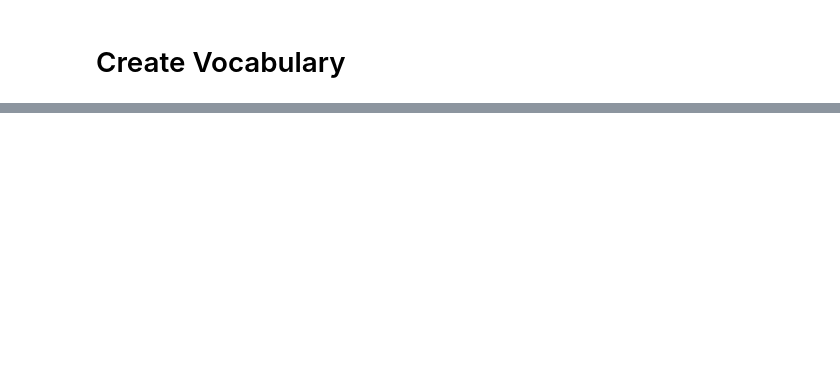
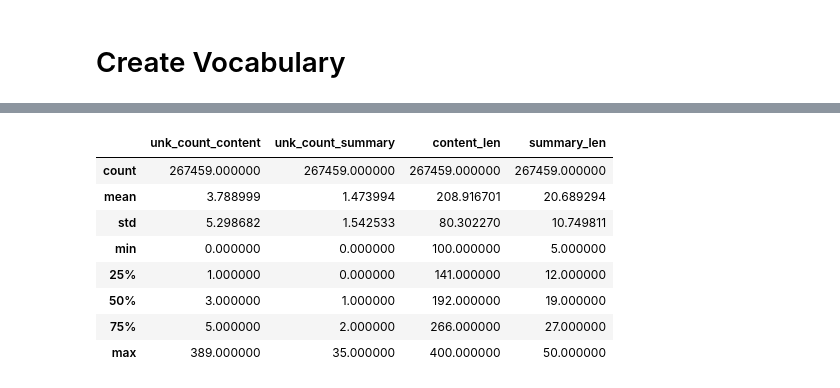
Before and after one commit to kylejcaron/Text_Summarization, a Jupyter notebook: modeling.ipynb, the cells around one changed output, grey strips where cells are left out. Saved outputs shown, nothing was run; the diff lists cells and outputs as text; code cells hidden in the pictures; blank space fills up the shorter version.

```diff
--- a/modeling.ipynb
+++ b/modeling.ipynb
@@ -230,0 +314,43 @@ len(vocab)
+# %%
+def convert_to_ints(row, column, eos=False):
+    '''Convert words in text to an integer.
+       If word is not in vocab_to_int, use UNK's integer.
+       Total the number of words and UNKs.
+       Add EOS token to the end of texts'''
+    sentence_ints = []
+    for word in row[column].split():
+        if word in vocab_to_int:
+            sentence_ints.append(vocab_to_int[word])
+        else:
+            sentence_ints.append(vocab_to_int["<UNK>"])
+    if eos:
+        sentence_ints.append(vocab_to_int["<EOS>"])
+    return sentence_ints
+
+
+def unk_counter(row, column):
+    '''Counts the number of time UNK appears in a sentence.'''
+    unk_count = 0
+    for word in row[column]:
+        if word == vocab_to_int["<UNK>"]:
+            unk_count += 1
+    return unk_count
+# %%
+int_summary = pd.DataFrame(
+    pdf.apply(convert_to_ints, axis=1, args=('summary',True)))
+int_summary.columns = ['summary']
+unk_summary = pd.DataFrame(
+    int_summary.apply(unk_counter, axis=1, args=('summary',)))
+unk_summary.columns = ['unk_count_summary']
+
+int_content = pd.DataFrame(
+    pdf.apply(convert_to_ints, axis=1, args=('content',True)))
+int_content.columns = ['content']
+unk_content = pd.DataFrame(
+    int_content.apply(unk_counter, axis=1, args=('content',)))
+unk_content.columns = ['unk_count_content']
+
+dfs = [int_content, int_summaries, unk_content, unk_summary,
+      pdf['content_len'], pdf['summary_len']]
+
+encoded_df = pd.concat((dfs), axis=1)
@@ -230,0 +366,12 @@ len(vocab)
+# %%
+encoded_df.describe()
+# %% [output]
+|  | unk_count_content | unk_count_summary | content_len | summary_len |
+| count | 267459.000000 | 267459.000000 | 267459.000000 | 267459.000000 |
+| mean | 3.788999 | 1.473994 | 208.916701 | 20.689294 |
+| std | 5.298682 | 1.542533 | 80.302270 | 10.749811 |
+| min | 0.000000 | 0.000000 | 100.000000 | 5.000000 |
+| 25% | 1.000000 | 0.000000 | 141.000000 | 12.000000 |
+| 50% | 3.000000 | 1.000000 | 192.000000 | 19.000000 |
+| 75% | 5.000000 | 2.000000 | 266.000000 | 27.000000 |
+| max | 389.000000 | 35.000000 | 400.000000 | 50.000000 |
```
Also changed, not shown: parts of 40 cells of this notebook.
